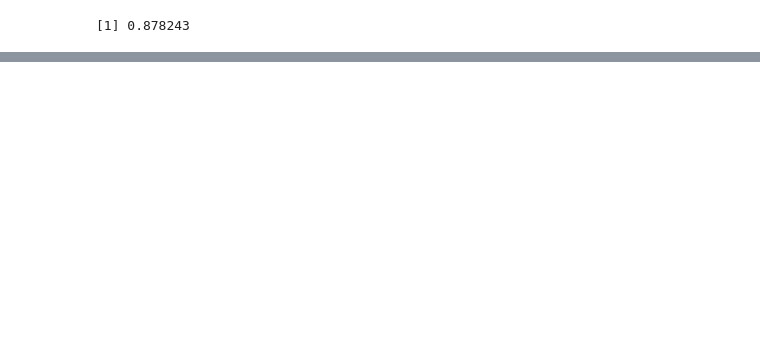
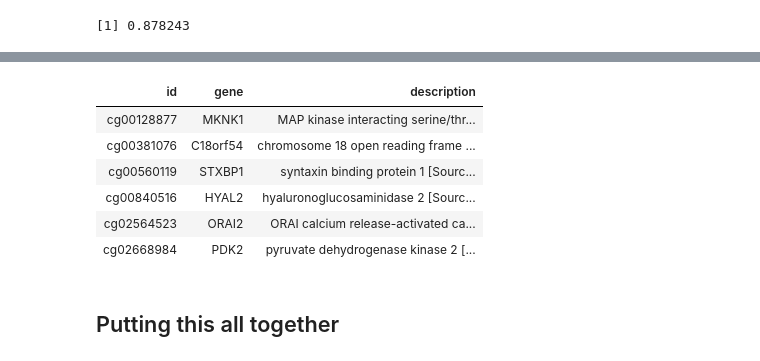
Before and after one commit to Mamie/MethylationPrediction, a Jupyter notebook: notes/compareHM27HM450Clustering.ipynb, the cells around one changed output, grey strips where cells are left out. Saved outputs shown, nothing was run; the diff lists cells and outputs as text; code cells hidden in the pictures; blank space fills up the shorter version.

```diff
--- a/notes/compareHM27HM450Clustering.ipynb
+++ b/notes/compareHM27HM450Clustering.ipynb
@@ -52,0 +65,4 @@ head(cbind(HM450.intersectOrdered, HM27.intersect))
+# %%
+i <- 1
+cluster1 <- ExtractClusterProbes(HM27.cluster, geneid, i)
+head(cluster1)
@@ -52,0 +78,4 @@ head(cbind(HM450.intersectOrdered, HM27.intersect))
+# %%
+merged1 <- MergeHGNCDescription(cluster1)
+head(merged1)
+# %% [output]
@@ -52,0 +84,7 @@ head(cbind(HM450.intersectOrdered, HM27.intersect))
+| id | gene | description |
+| cg00128877 | MKNK1 | MAP kinase interacting serine/thr... |
+| cg00381076 | C18orf54 | chromosome 18 open reading frame ... |
+| cg00560119 | STXBP1 | syntaxin binding protein 1 [Sourc... |
+| cg00840516 | HYAL2 | hyaluronoglucosaminidase 2 [Sourc... |
+| cg02564523 | ORAI2 | ORAI calcium release-activated ca... |
+| cg02668984 | PDK2 | pyruvate dehydrogenase kinase 2 [... |
@@ -52,0 +93,2 @@ head(cbind(HM450.intersectOrdered, HM27.intersect))
+# %% [markdown]
+## Putting this all together
```
Also changed, not shown: parts of 18 cells of this notebook, 21 other files.
